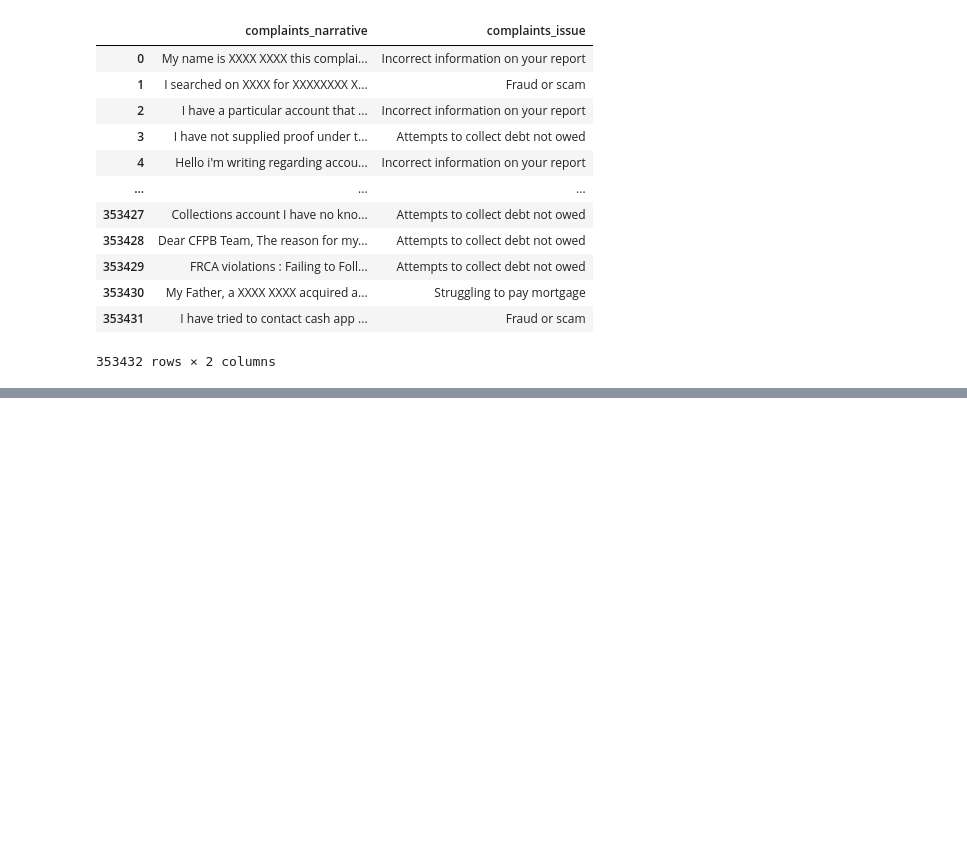
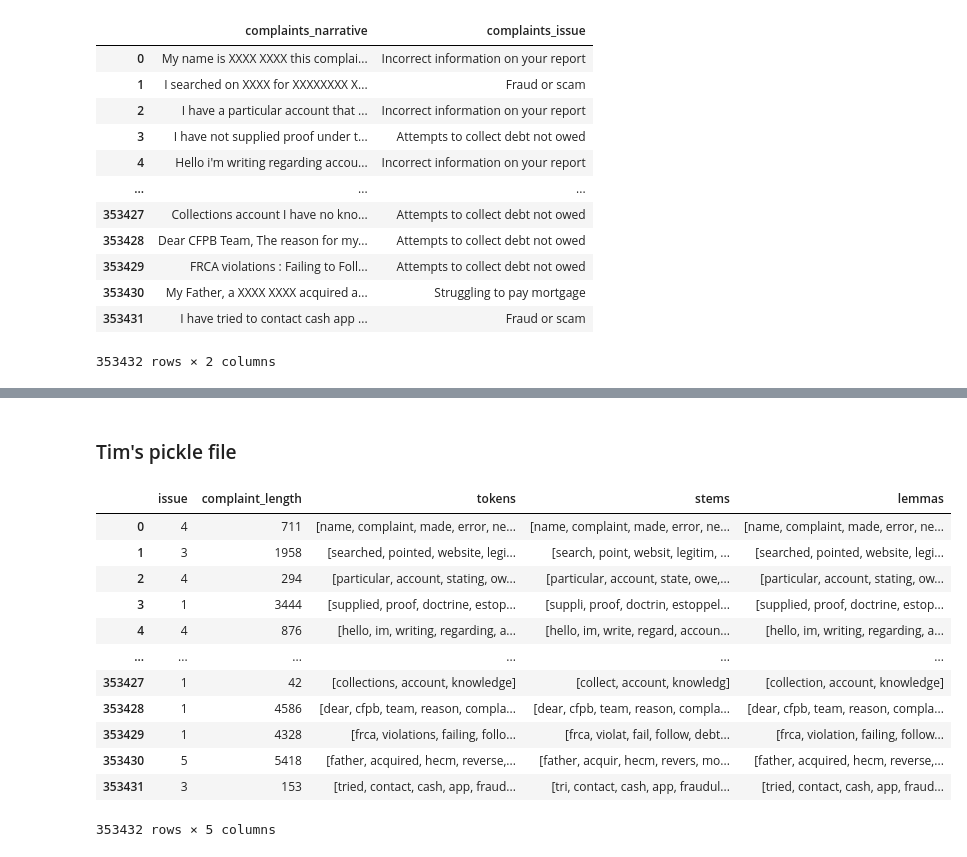
Before and after one commit to nss-data-science-cohort-6/cfpb_text_classification-gambinos, a Jupyter notebook: complaints_classification.ipynb, the cells around one changed output, grey strips where cells are left out. Cells and saved outputs as stored; diff of their text form; code cells hidden in the pictures; blank space fills up the shorter version.

```diff
--- a/complaints_classification.ipynb
+++ b/complaints_classification.ipynb
@@ -75,3 +126,23 @@ issue_mapping = {'Attempts to collect debt not owed': 1,
 # replace the issue values with numerical values
 
 complaints['issue'] = complaints['issue'].replace(issue_mapping)
+# %% [markdown]
+### Tim's pickle file
+# %%
+complaints_tim = pd.read_pickle('complaints_nlp.pkl')
+# %%
+complaints_tim
+# %% [output]
+|  | issue | complaint_length | tokens | stems | lemmas |
+| 0 | 4 | 711 | [name, complaint, made, error, ne... | [name, complaint, made, error, ne... | [name, complaint, made, error, ne... |
+| 1 | 3 | 1958 | [searched, pointed, website, legi... | [search, point, websit, legitim, ... | [searched, pointed, website, legi... |
+| 2 | 4 | 294 | [particular, account, stating, ow... | [particular, account, state, owe,... | [particular, account, stating, ow... |
+| 3 | 1 | 3444 | [supplied, proof, doctrine, estop... | [suppli, proof, doctrin, estoppel... | [supplied, proof, doctrine, estop... |
+| 4 | 4 | 876 | [hello, im, writing, regarding, a... | [hello, im, write, regard, accoun... | [hello, im, writing, regarding, a... |
+| ... | ... | ... | ... | ... | ... |
+| 353427 | 1 | 42 | [collections, account, knowledge] | [collect, account, knowledg] | [collection, account, knowledge] |
+| 353428 | 1 | 4586 | [dear, cfpb, team, reason, compla... | [dear, cfpb, team, reason, compla... | [dear, cfpb, team, reason, compla... |
+| 353429 | 1 | 4328 | [frca, violations, failing, follo... | [frca, violat, fail, follow, debt... | [frca, violation, failing, follow... |
+| 353430 | 5 | 5418 | [father, acquired, hecm, reverse,... | [father, acquir, hecm, revers, mo... | [father, acquired, hecm, reverse,... |
+| 353431 | 3 | 153 | [tried, contact, cash, app, fraud... | [tri, contact, cash, app, fraudul... | [tried, contact, cash, app, fraud... |
+353432 rows × 5 columns
```
Also changed, not shown: parts of 33 cells of this notebook.
